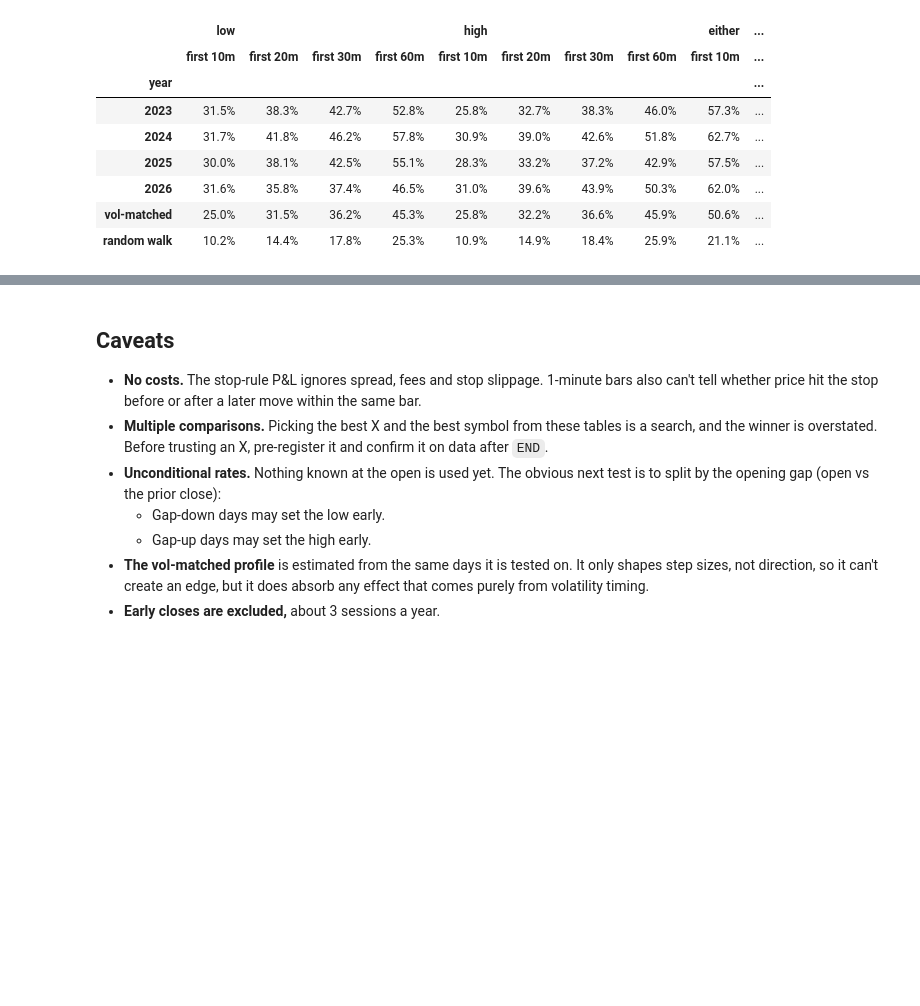
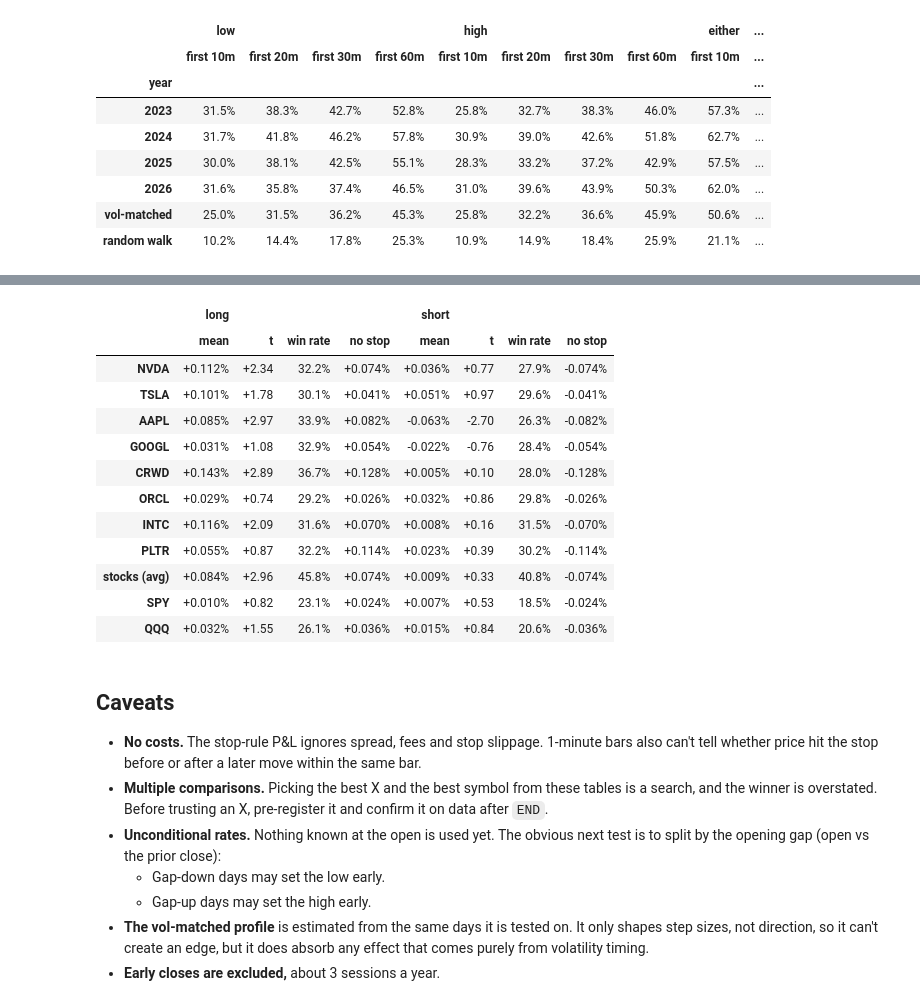
Before and after one commit to xcollantes/open-extremes, a Jupyter notebook: notebooks/open_extremes.ipynb, the cells around one changed output, grey strips where cells are left out. Saved outputs shown, nothing was run; the diff lists cells and outputs as text; code cells hidden in the pictures; blank space fills up the shorter version.

```diff
--- a/notebooks/open_extremes.ipynb
+++ b/notebooks/open_extremes.ipynb
@@ -562,3 +659,47 @@ display(cross.style.format(fmt, na_rep=""))
+# %%
+def trade_row(trade: dict) -> dict:
+    """Mean, t, win rate and no-stop mean of the entries at ENTRY_X."""
+    row = {}
+    for name, (df, _) in trade.items():
+        pnl = df["stop-rule P&L"]
+        row[(name, "mean")] = pnl.mean()
+        row[(name, "t")] = pnl.mean() / pnl.std() * np.sqrt(len(pnl))
+        row[(name, "win rate")] = (pnl > 0).mean()
+        row[(name, "no stop")] = df["entry to close"].mean()
+    return row
+
+
+rows = {s: trade_row(r["trade"]) for s, r in res.items()}
+# Equal-weight portfolio: each day, the average of the stocks' trades.
+rows[AVG] = trade_row({
+    name: (
+        pd.concat(
+            {s: res[s]["trade"][name][0] for s in STOCKS}, axis=1
+        ).T.groupby(level=1).mean().T,
+        None,
+    )
+    for name in ("long", "short")
+})
+trade_stats = pd.DataFrame.from_dict(rows, orient="index").loc[ORDER]
+trade_stats.columns = pd.MultiIndex.from_tuples(trade_stats.columns)
+display(trade_stats.style.format(
+    {c: "{:+.2f}" if c[1] == "t" else "{:.1%}" if c[1] == "win rate"
+     else "{:+.3%}" for c in trade_stats.columns}
+))
+# %% [output]
+|  | long |  |  |  | short |  |  |  |
+|  | mean | t | win rate | no stop | mean | t | win rate | no stop |
+| NVDA | +0.112% | +2.34 | 32.2% | +0.074% | +0.036% | +0.77 | 27.9% | -0.074% |
+| TSLA | +0.101% | +1.78 | 30.1% | +0.041% | +0.051% | +0.97 | 29.6% | -0.041% |
+| AAPL | +0.085% | +2.97 | 33.9% | +0.082% | -0.063% | -2.70 | 26.3% | -0.082% |
+| GOOGL | +0.031% | +1.08 | 32.9% | +0.054% | -0.022% | -0.76 | 28.4% | -0.054% |
+| CRWD | +0.143% | +2.89 | 36.7% | +0.128% | +0.005% | +0.10 | 28.0% | -0.128% |
+| ORCL | +0.029% | +0.74 | 29.2% | +0.026% | +0.032% | +0.86 | 29.8% | -0.026% |
+| INTC | +0.116% | +2.09 | 31.6% | +0.070% | +0.008% | +0.16 | 31.5% | -0.070% |
+| PLTR | +0.055% | +0.87 | 32.2% | +0.114% | +0.023% | +0.39 | 30.2% | -0.114% |
+| stocks (avg) | +0.084% | +2.96 | 45.8% | +0.074% | +0.009% | +0.33 | 40.8% | -0.074% |
+| SPY | +0.010% | +0.82 | 23.1% | +0.024% | +0.007% | +0.53 | 18.5% | -0.024% |
+| QQQ | +0.032% | +1.55 | 26.1% | +0.036% | +0.015% | +0.84 | 20.6% | -0.036% |
 # %% [markdown]
 ## Caveats
 
```
Also changed, not shown: parts of 6 cells of this notebook, 2 other files.
